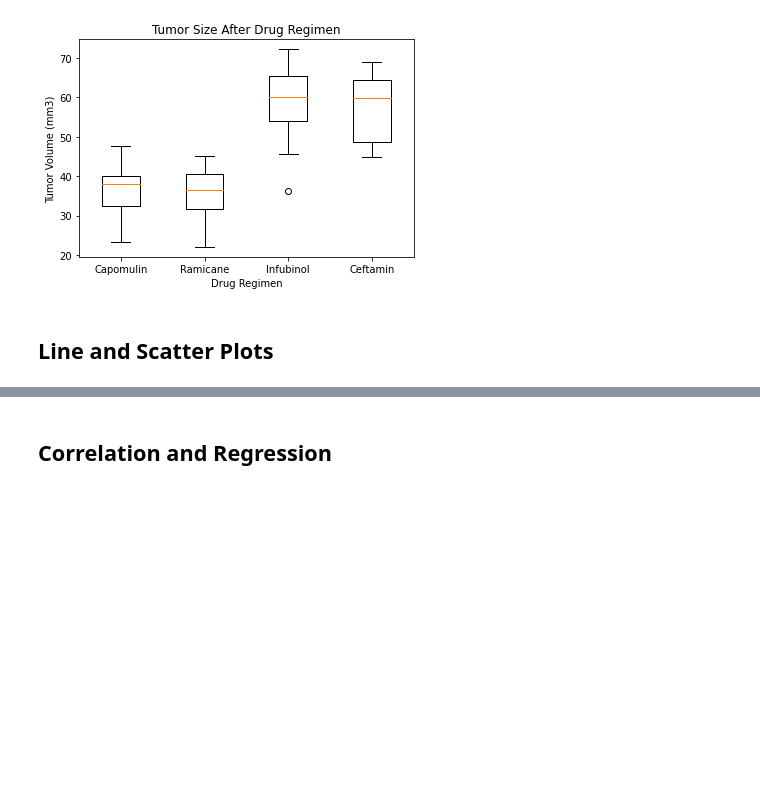
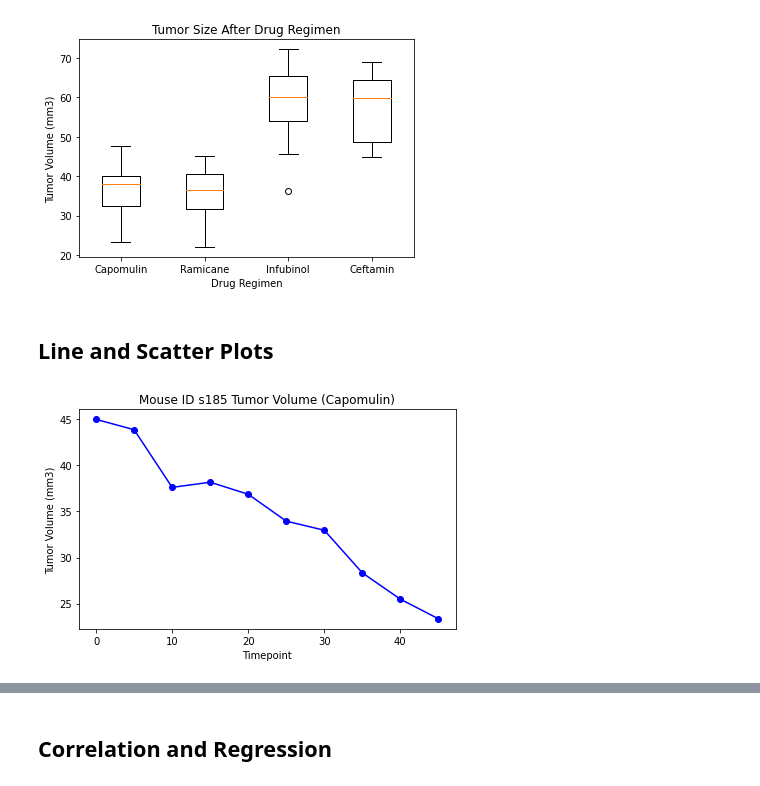
Before and after one commit to csong2020/MatPlotLib-Challenge, a Jupyter notebook: pymaceuticals_starter.ipynb, the cells around one changed output, grey strips where cells are left out. Saved outputs shown, nothing was run; the diff lists cells and outputs as text; code cells hidden in the pictures; blank space fills up the shorter version.

```diff
--- a/pymaceuticals_starter.ipynb
+++ b/pymaceuticals_starter.ipynb
@@ -266,0 +337,26 @@ plt.show()
+# %%
+# Generate a line plot of tumor volume vs. time point for a mouse treated with Capomulin
+
+
+capomulin_df = greatest_timepoint_merged_df.loc[greatest_timepoint_merged_df["Drug Regimen"] == "Capomulin"]
+#capomulin_df
+
+#focusing on the first mouse, mouse ID s185
+s185_df = capomulin_df.loc[capomulin_df["Mouse ID"] == "s185"]
+#s185_df
+
+x_axis = s185_df["Timepoint"]
+#x_axis
+y_axis = s185_df["Tumor Volume (mm3)"]
+#y_axis
+
+plt.title("Mouse ID s185 Tumor Volume (Capomulin)")
+plt.xlabel("Timepoint")
+plt.ylabel("Tumor Volume (mm3)")
+plt.plot(x_axis, y_axis, marker="o", color="blue", label="s185")
+plt.tight_layout()
+
+plt.savefig("graphs/Line_and_Scatter_Plots_-_tumorvolumevstimepointmouses185.png")
+plt.show()
+# %% [output]
+[figure, added]
```
Also changed, not shown: parts of 19 cells of this notebook, 9 other files.
